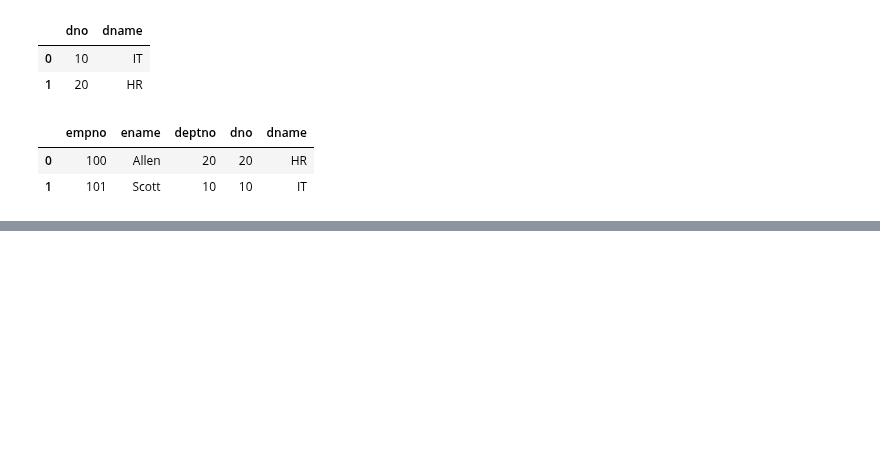
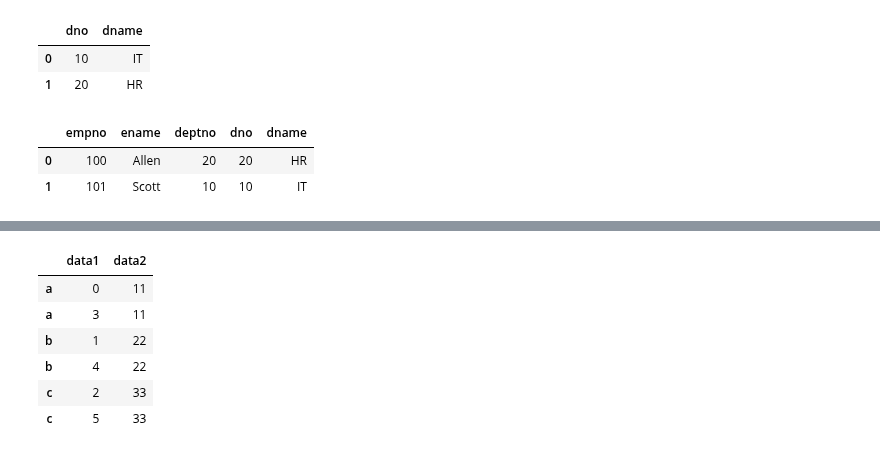
Before and after one commit to JakeOh/202011_itw_bd21, a Jupyter notebook: lab_da/da12_merge.ipynb, the cells around one changed output, grey strips where cells are left out. Saved outputs shown, nothing was run; the diff lists cells and outputs as text; code cells hidden in the pictures; blank space fills up the shorter version.

```diff
--- a/lab_da/da12_merge.ipynb
+++ b/lab_da/da12_merge.ipynb
@@ -122,0 +157,10 @@ pd.merge(left=emp, right=dept, left_on='deptno', right_on='dno')
+# %%
+pd.merge(left=df1, right=df2, how='inner', left_index=True, right_index=True)
+# %% [output]
+|  | data1 | data2 |
+| a | 0 | 11 |
+| a | 3 | 11 |
+| b | 1 | 22 |
+| b | 4 | 22 |
+| c | 2 | 33 |
+| c | 5 | 33 |
```
Also changed, not shown: parts of 12 cells of this notebook.
